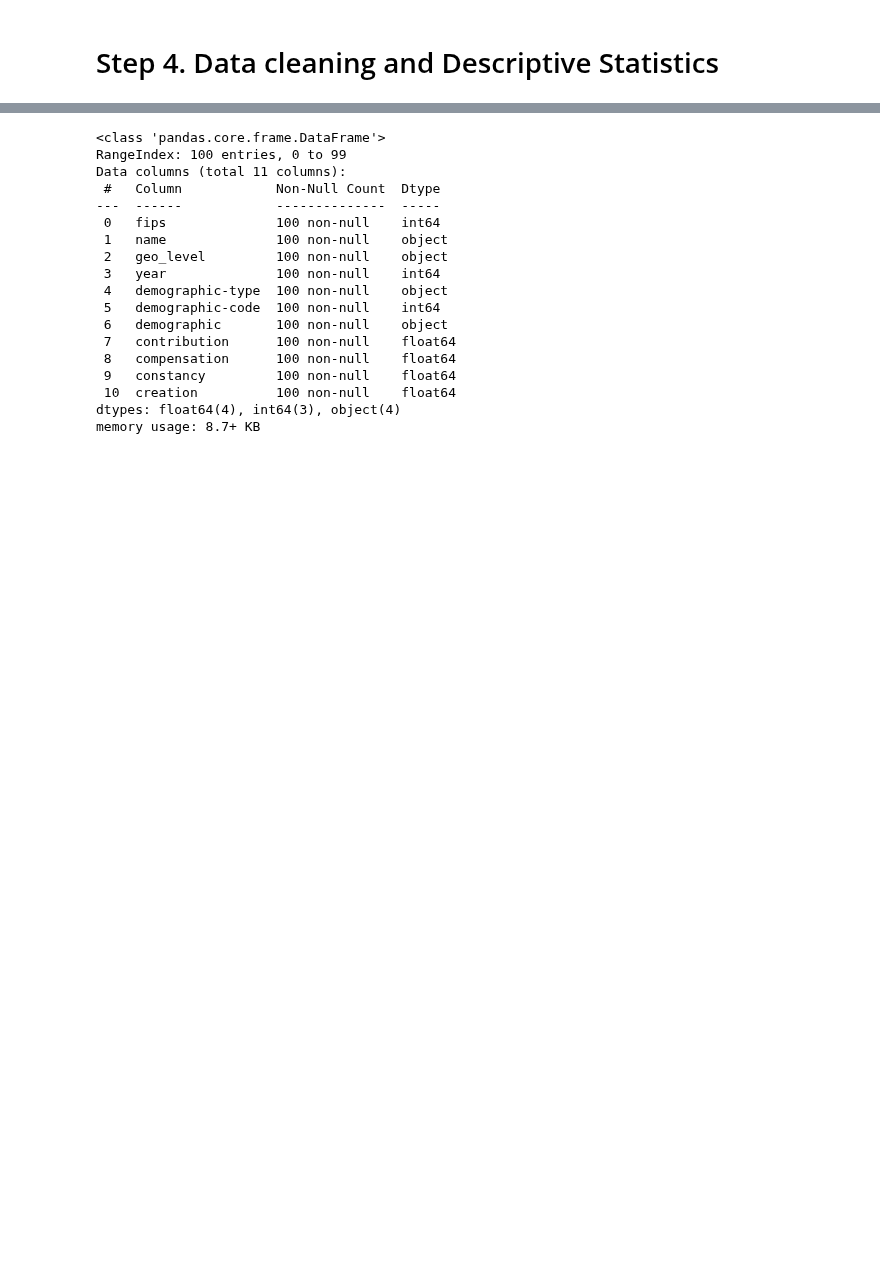
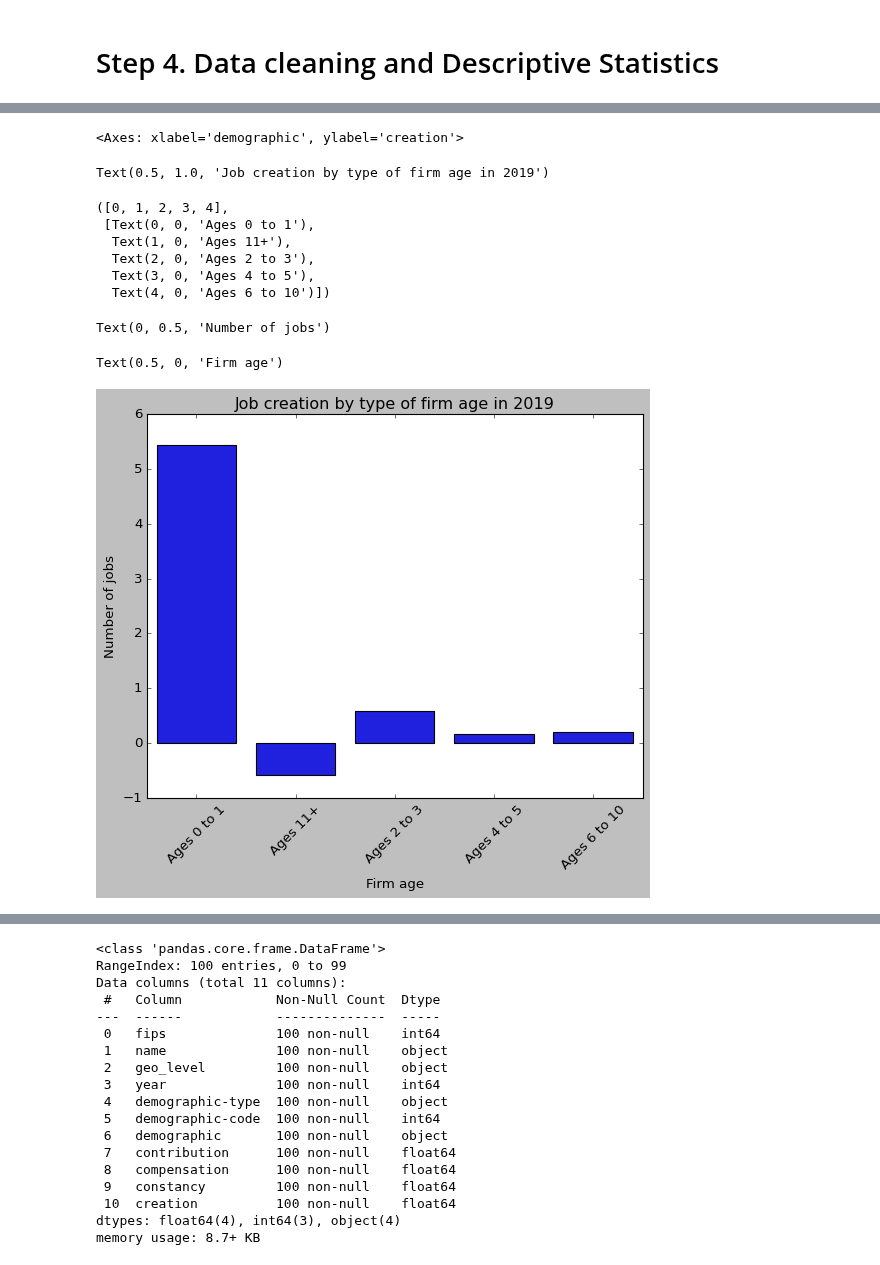
Before and after one commit to shirleyrutgers/DataVis, a Jupyter notebook: ps0.ipynb, the cells around one changed output, grey strips where cells are left out. Drawn from its saved outputs; the diff is of its cells as text; code cells hidden in the pictures; blank space fills up the shorter version.

```diff
--- a/ps0.ipynb
+++ b/ps0.ipynb
@@ -187,0 +227,14 @@ eji_nj2001_2020["creation"].mean() # median, mode, stdev
+# %%
+# Filter data for the years 2019 and 2020
+eji_nj2001_2020_freq = eji_nj2001_2020_filtered[eji_nj2001_2020_filtered['year'].between(2019, 2020)]
+
+# Create a frequency table to measure the number of jobs for each year and type of company age
+employment_table = eji_nj2001_2020_freq.groupby(['year', 'demographic'])['creation'].sum().reset_index()
+
+# Show frequency table
+print("Frequency table of jobs for each year and type of company age:")
+print(employment_table)
+
+# Views
+plt.figure(figsize=(12, 6))
+sns
@@ -187,0 +257,22 @@ eji_nj2001_2020["creation"].mean() # median, mode, stdev
+# %%
+# GRAPHICS 2019
+
+eji_nj2001_2020_2019 = employment_table[employment_table['year'] == 2019]
+sns.barplot(data=eji_nj2001_2020_2019, x='demographic', y='creation')
+plt.title("Job creation by type of firm age in 2019")
+plt.xticks(rotation=45)
+plt.ylabel("Number of jobs")
+plt.xlabel("Firm age")
+plt.show()
+# %% [output]
+<Axes: xlabel='demographic', ylabel='creation'>
+Text(0.5, 1.0, 'Job creation by type of firm age in 2019')
+([0, 1, 2, 3, 4],
+ [Text(0, 0, 'Ages 0 to 1'),
+  Text(1, 0, 'Ages 11+'),
+  Text(2, 0, 'Ages 2 to 3'),
+  Text(3, 0, 'Ages 4 to 5'),
+  Text(4, 0, 'Ages 6 to 10')])
+Text(0, 0.5, 'Number of jobs')
+Text(0.5, 0, 'Firm age')
+[figure, added]
```
Also changed, not shown: parts of 15 cells of this notebook.
